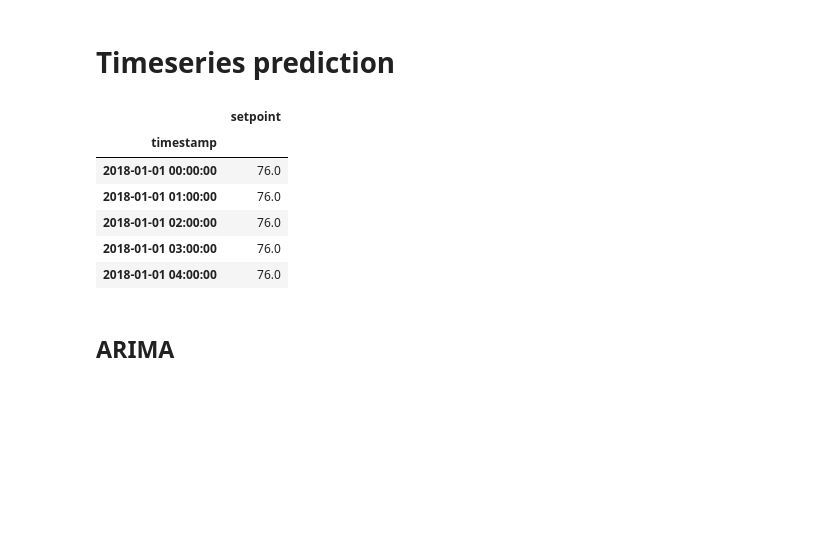
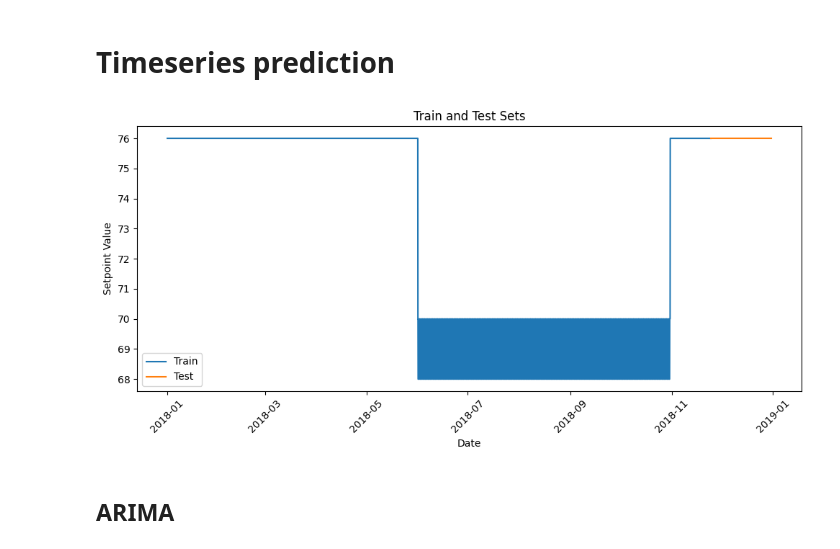
Before and after one commit to adrianlopezlanchares/Space-Conditioning-Electrification, a Jupyter notebook: consumption/data_transforms/setpoint_model.ipynb, the cells around one changed output. Saved outputs shown, nothing was run; the diff lists cells and outputs as text; code cells hidden in the pictures; blank space fills up the shorter version.

```diff
--- a/consumption/data_transforms/setpoint_model.ipynb
+++ b/consumption/data_transforms/setpoint_model.ipynb
@@ -100,13 +136,17 @@ weather_test = weather_data[int(train_size * len(weather_data)):]
-# %%
-timeseries.head()
-# %% [output]
-|  | setpoint |
-| timestamp |  |
-| 2018-01-01 00:00:00 | 76.0 |
-| 2018-01-01 01:00:00 | 76.0 |
-| 2018-01-01 02:00:00 | 76.0 |
-| 2018-01-01 03:00:00 | 76.0 |
-| 2018-01-01 04:00:00 | 76.0 |
+# %%
+# Plot the training and test sets
+plt.figure(figsize=(10, 5))
+plt.plot(endog_train.index, endog_train["setpoint"], label="Train")
+plt.plot(endog_test.index, endog_test["setpoint"], label="Test")
+plt.title("Train and Test Sets")
+plt.xlabel("Date")
+plt.ylabel("Setpoint Value")
+plt.legend()
+plt.xticks(rotation=45)
+plt.tight_layout()
+plt.show()
+# %% [output]
+[figure, added]
 # %% [markdown]
 ## ARIMA
 # %%
```
Also changed, not shown: parts of 35 cells of this notebook.
